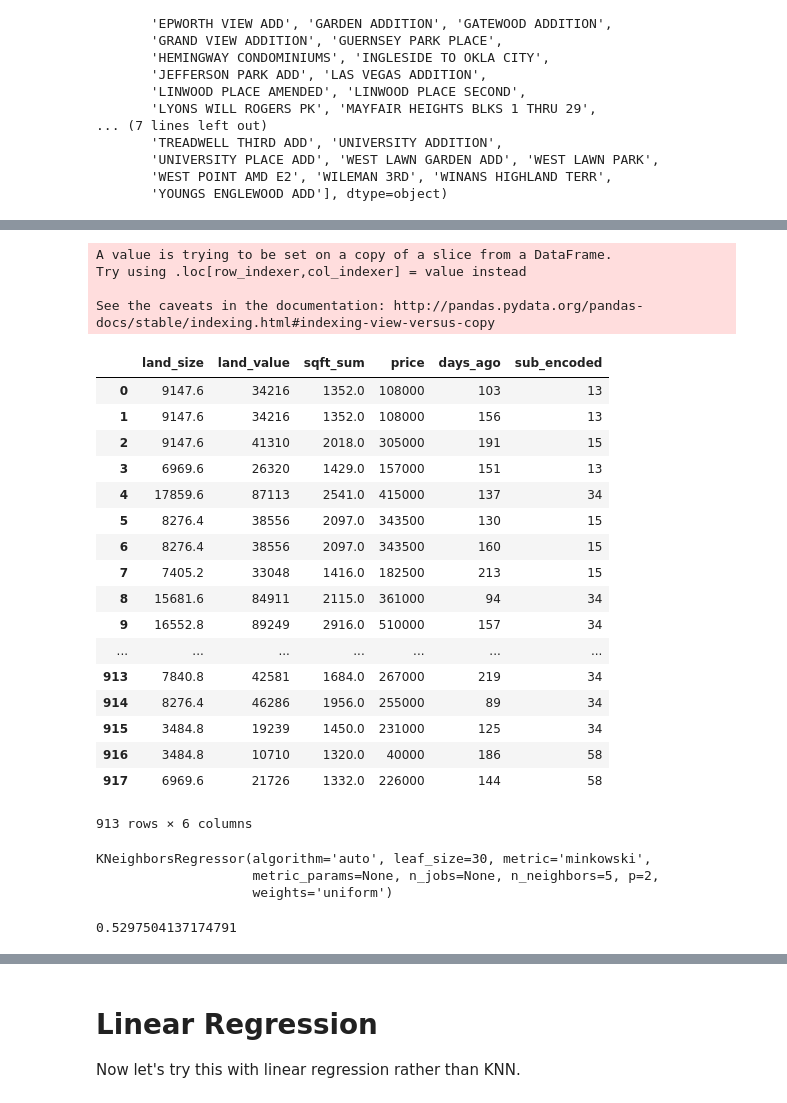
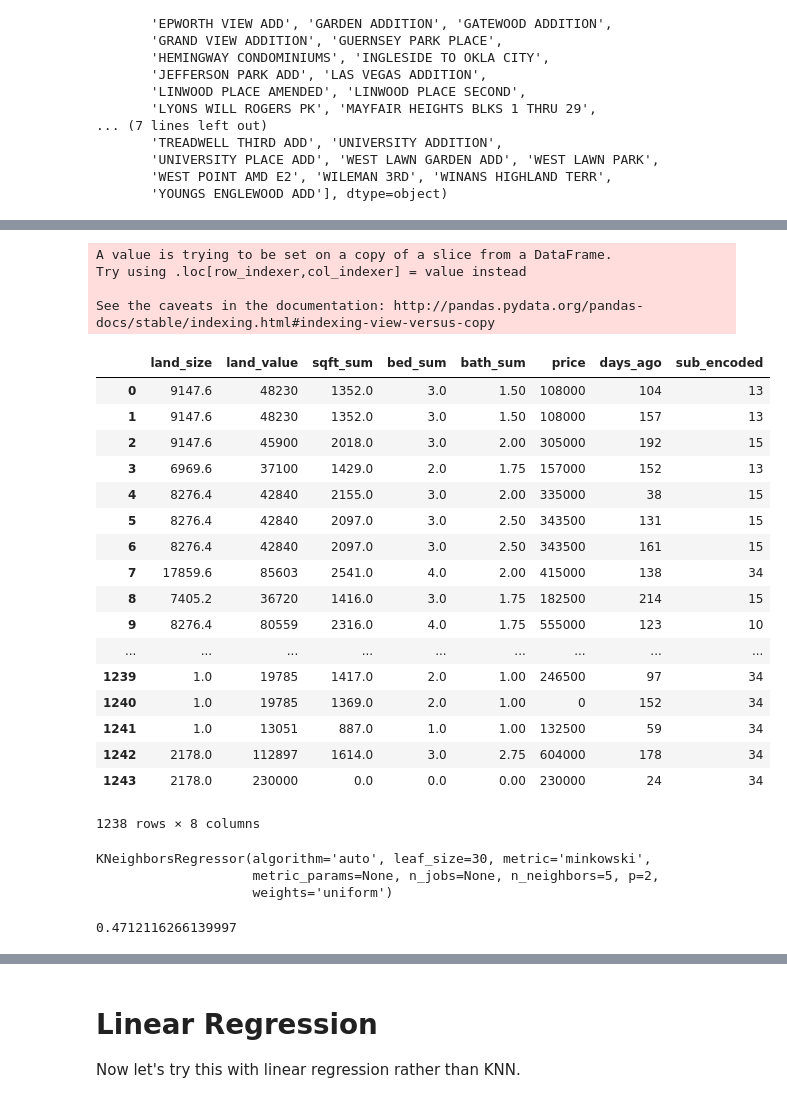
Before and after one commit to ottinger/apartments_analysis, a Jupyter notebook: housing_price_prediction/housing-price-prediction.ipynb, the cells around one changed output, grey strips where cells are left out. Drawn from its saved outputs; the diff is of its cells as text; code cells hidden in the pictures.

```diff
--- a/housing_price_prediction/housing-price-prediction.ipynb
+++ b/housing_price_prediction/housing-price-prediction.ipynb
@@ -16,7 +16,7 @@ def read_sales_csv(filename):
                      'price': int(row['price'])})
     return sales
 
-conn = sqlite3.connect('NW_Central_OKC_w_land_area.db')
+conn = sqlite3.connect('file:NW_Central_OKC_w_bldg_details.db?mode=ro', uri=True)
 c = conn.cursor()
 
 sales = read_sales_csv('sales_list_2019.csv')
@@ -25,10 +27,16 @@ sales = read_sales_csv('sales_list_2019.csv')
 # %%
 combined_df = pd.read_sql_query("SELECT * FROM realproperty INNER JOIN buildings ON realproperty.id = buildings.local_property_id;", conn)
 rp_df = pd.read_sql_query("SELECT * FROM realproperty WHERE property_type = 'Residential'", conn)
-sqft_sums = combined_df.groupby(['account_number'])['sq_ft'].sum()
+rp_df = rp_df.set_index('account_number')
 
-rp_df = rp_df.set_index('account_number')
-rp_df['sqft_sum'] = sqft_sums
+# Get data about the buildings for each parcel. We'll sum up the data for now
+# (in cases where there's >1 building on the property)
+rp_df['sqft_sum'] = combined_df.groupby(['account_number'])['sq_ft'].sum()
+rp_df['bed_sum'] = combined_df.replace(-1,0).groupby(['account_number'])['bedrooms'].sum()
+rp_df['bath_sum'] = combined_df.replace(-1,0).groupby(['account_number'])['full_bathrooms'].sum() +\
+    (combined_df.groupby(['account_number'])['three_quarters_bathrooms'].sum() * 0.75) +\
+    (combined_df.groupby(['account_number'])['half_bathrooms'].sum() * 0.5)
+
 display(rp_df)
 # %% [output]
 |  | id | propertyid | property_type | location | building_name_occupant | city | owner_name_1 | ... |
@@ -127,5 +135,5 @@ display(merged_df)
 # %%
-new_df = merged_df[['land_size', 'land_value', 'subdivision', 'sqft_sum', 'price', 'days_ago']]
+new_df = merged_df[['land_size', 'land_value', 'subdivision', 'sqft_sum', 'bed_sum', 'bath_sum', 'price', 'days_ago']]
 
 display(new_df)
 # %% [output]
@@ -153,36 +161,36 @@ from sklearn import preprocessing
 # %%
 le = preprocessing.LabelEncoder()
 new_df['sub_encoded'] = le.fit_transform(new_df['subdivision'])
 new_df = new_df.drop(columns=['subdivision']).dropna()
 display(new_df)
 
-X = new_df[['land_size', 'land_value', 'sub_encoded', 'sqft_sum', 'days_ago']]
+X = new_df[['land_size', 'land_value', 'sub_encoded', 'sqft_sum', 'bed_sum', 'bath_sum', 'days_ago']]
 y = new_df['price']
 
 X_train, X_test, y_train, y_test = train_test_split(X, y, random_state=0)
 # %% [output]
 A value is trying to be set on a copy of a slice from a DataFrame.
 Try using .loc[row_indexer,col_indexer] = value instead
 
 See the caveats in the documentation: http://pandas.pydata.org/pandas-docs/stable/indexing.html#indexing-view-versus-copy
-|  | land_size | land_value | sqft_sum | price | days_ago | sub_encoded |
-| 0 | 9147.6 | 34216 | 1352.0 | 108000 | 103 | 13 |
-| 1 | 9147.6 | 34216 | 1352.0 | 108000 | 156 | 13 |
-| 2 | 9147.6 | 41310 | 2018.0 | 305000 | 191 | 15 |
-| 3 | 6969.6 | 26320 | 1429.0 | 157000 | 151 | 13 |
-| 4 | 17859.6 | 87113 | 2541.0 | 415000 | 137 | 34 |
-| 5 | 8276.4 | 38556 | 2097.0 | 343500 | 130 | 15 |
-| 6 | 8276.4 | 38556 | 2097.0 | 343500 | 160 | 15 |
-| 7 | 7405.2 | 33048 | 1416.0 | 182500 | 213 | 15 |
-| 8 | 15681.6 | 84911 | 2115.0 | 361000 | 94 | 34 |
-| 9 | 16552.8 | 89249 | 2916.0 | 510000 | 157 | 34 |
-| ... | ... | ... | ... | ... | ... | ... |
-| 913 | 7840.8 | 42581 | 1684.0 | 267000 | 219 | 34 |
-| 914 | 8276.4 | 46286 | 1956.0 | 255000 | 89 | 34 |
-| 915 | 3484.8 | 19239 | 1450.0 | 231000 | 125 | 34 |
-| 916 | 3484.8 | 10710 | 1320.0 | 40000 | 186 | 58 |
-| 917 | 6969.6 | 21726 | 1332.0 | 226000 | 144 | 58 |
+|  | land_size | land_value | sqft_sum | bed_sum | bath_sum | price | days_ago | sub_encoded |
+| 0 | 9147.6 | 48230 | 1352.0 | 3.0 | 1.50 | 108000 | 104 | 13 |
+| 1 | 9147.6 | 48230 | 1352.0 | 3.0 | 1.50 | 108000 | 157 | 13 |
+| 2 | 9147.6 | 45900 | 2018.0 | 3.0 | 2.00 | 305000 | 192 | 15 |
+| 3 | 6969.6 | 37100 | 1429.0 | 2.0 | 1.75 | 157000 | 152 | 13 |
+| 4 | 8276.4 | 42840 | 2155.0 | 3.0 | 2.00 | 335000 | 38 | 15 |
+| 5 | 8276.4 | 42840 | 2097.0 | 3.0 | 2.50 | 343500 | 131 | 15 |
+| 6 | 8276.4 | 42840 | 2097.0 | 3.0 | 2.50 | 343500 | 161 | 15 |
+| 7 | 17859.6 | 85603 | 2541.0 | 4.0 | 2.00 | 415000 | 138 | 34 |
+| 8 | 7405.2 | 36720 | 1416.0 | 3.0 | 1.75 | 182500 | 214 | 15 |
+| 9 | 8276.4 | 80559 | 2316.0 | 4.0 | 1.75 | 555000 | 123 | 10 |
+| ... | ... | ... | ... | ... | ... | ... | ... | ... |
+| 1239 | 1.0 | 19785 | 1417.0 | 2.0 | 1.00 | 246500 | 97 | 34 |
+| 1240 | 1.0 | 19785 | 1369.0 | 2.0 | 1.00 | 0 | 152 | 34 |
+| 1241 | 1.0 | 13051 | 887.0 | 1.0 | 1.00 | 132500 | 59 | 34 |
+| 1242 | 2178.0 | 112897 | 1614.0 | 3.0 | 2.75 | 604000 | 178 | 34 |
+| 1243 | 2178.0 | 230000 | 0.0 | 0.0 | 0.00 | 230000 | 24 | 34 |
-913 rows × 6 columns
+1238 rows × 8 columns
 # %%
 from sklearn.neighbors import KNeighborsRegressor
 knn = KNeighborsRegressor(n_neighbors=5)
@@ -195,5 +203,5 @@ KNeighborsRegressor(algorithm='auto', leaf_size=30, metric='minkowski',
 # %%
 knn.score(X_test, y_test)
 # %% [output]
-0.5297504137174791
+0.4712116266139997
 # %%
```
Also changed, not shown: parts of 13 cells of this notebook, 3 other files.
